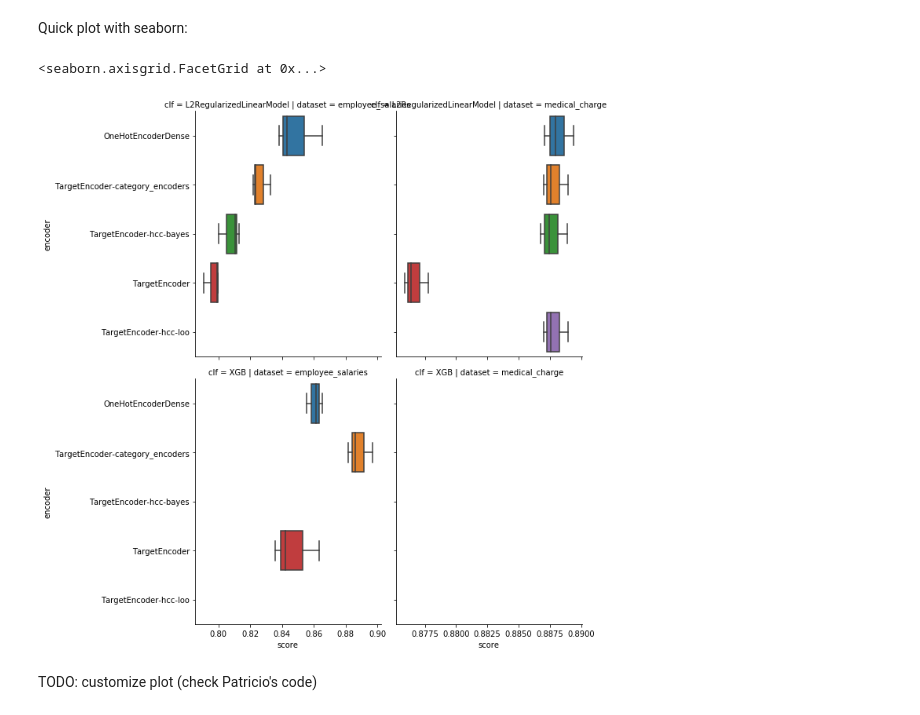
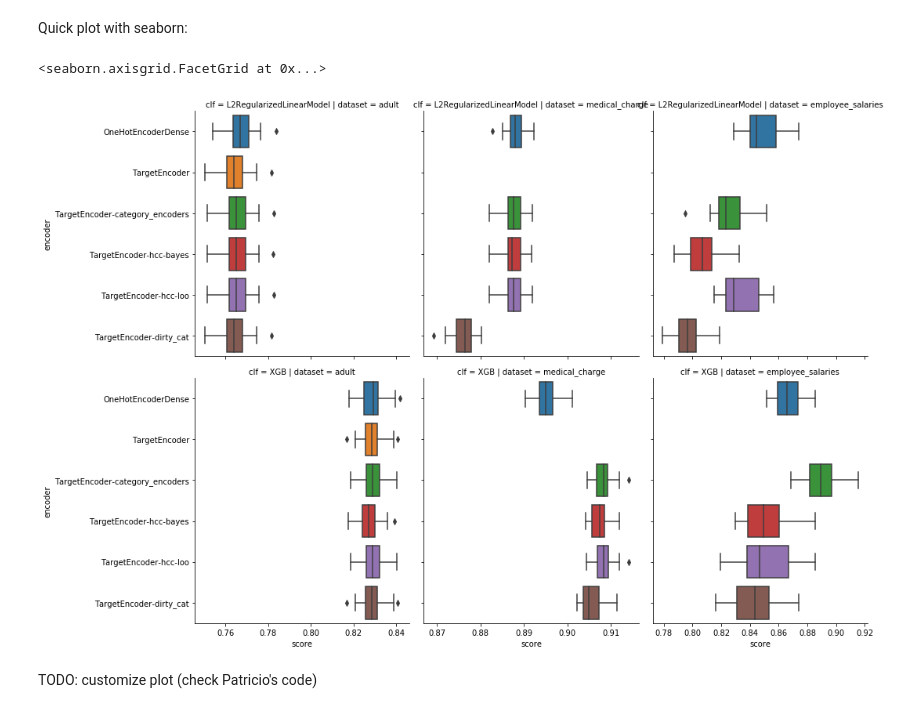
Before and after one commit to jorisvandenbossche/target-encoder-benchmarks, a Jupyter notebook: overview_results.ipynb, the cells around one changed output. Drawn from its saved outputs; the diff is of its cells as text; code cells hidden in the pictures.

```diff
--- a/overview_results.ipynb
+++ b/overview_results.ipynb
@@ -46,10 +48,10 @@ dtype: int64
 # %% [markdown]
 Quick plot with seaborn:
 # %%
-seaborn.catplot(y='encoder', x='score', col='dataset', row='clf', kind='box', sharex='col',
-                data=df_all[df_all['dataset'] != 'adult'])
+seaborn.catplot(y='encoder', x='score', col='dataset', row='clf',
+                kind='box', sharex='col', data=df_all)
 # %% [output]
 <seaborn.axisgrid.FacetGrid at 0x...>
-[figure, old version]
+[figure, new version]
 # %% [markdown]
 TODO: customize plot (check Patricio's code)
```
Also changed, not shown: parts of 2 cells of this notebook.
